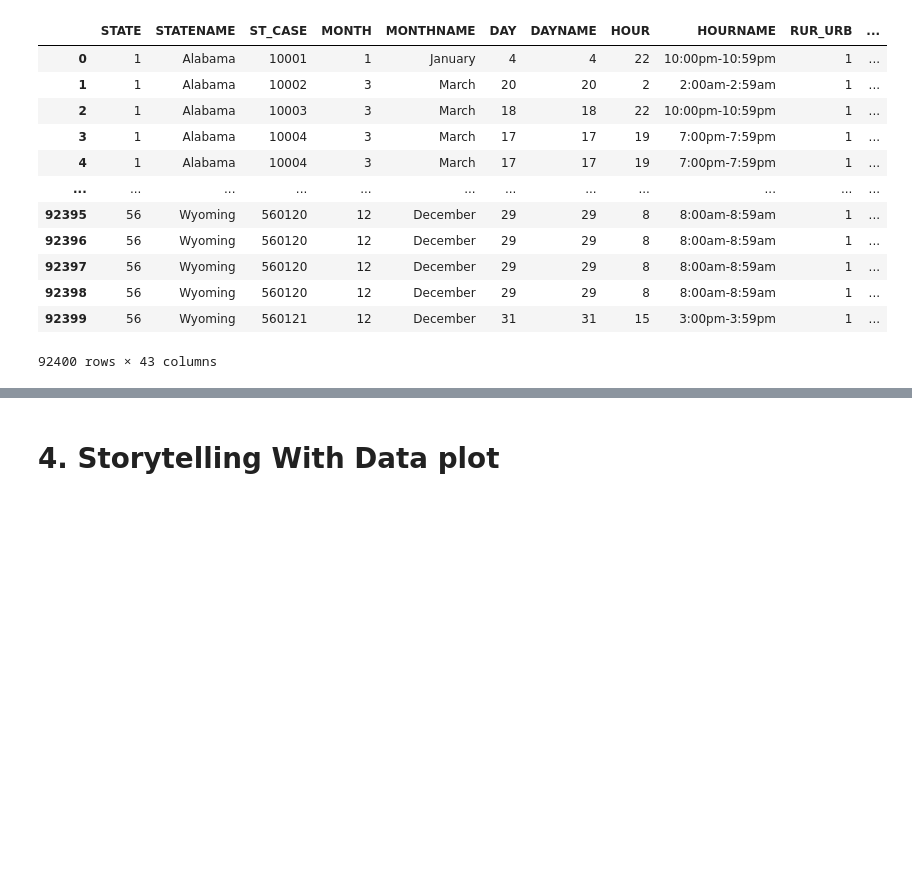
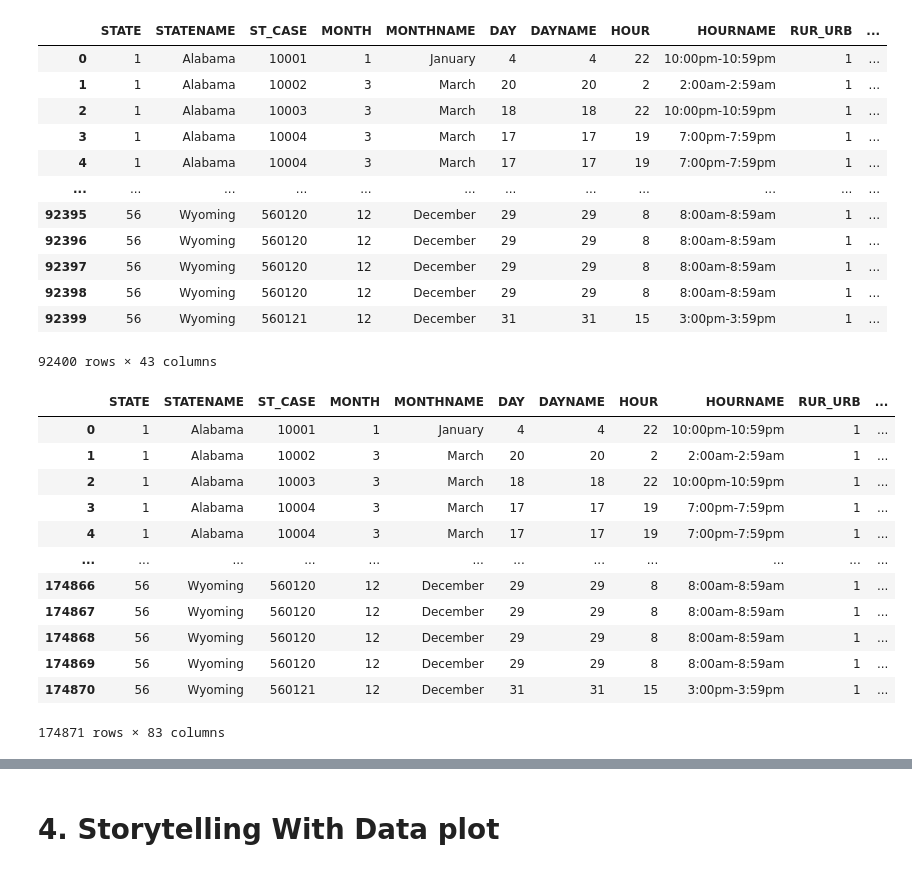
Before and after one commit to manningdbu/OMDS-ModB2-Week-11---Manning-Diana-, a Jupyter notebook: Week11 (1).ipynb, the cells around one changed output, grey strips where cells are left out. Drawn from its saved outputs; the diff is of its cells as text; code cells hidden in the pictures; blank space fills up the shorter version.

```diff
--- a/Week11 (1).ipynb
+++ b/Week11 (1).ipynb
@@ -132,3 +132,22 @@ person
 92400 rows × 43 columns
 # %%
 df_merged = pd.merge(person, impair, on='ST_CASE', how='inner')
+# %%
+df_merged2 = pd.merge(df_merged, accident, on='ST_CASE', how='inner')
+df_merged2 =df_merged2.loc[:, ~df_merged2.columns.str.endswith('_y')]
+df_merged2.columns = df_merged2.columns.str.replace('_x', '', regex=False)
+df_merged2
+# %% [output]
+|  | STATE | STATENAME | ST_CASE | MONTH | MONTHNAME | DAY | DAYNAME | HOUR | HOURNAME | RUR_URB | ... |
+| 0 | 1 | Alabama | 10001 | 1 | January | 4 | 4 | 22 | 10:00pm-10:59pm | 1 | ... |
+| 1 | 1 | Alabama | 10002 | 3 | March | 20 | 20 | 2 | 2:00am-2:59am | 1 | ... |
+| 2 | 1 | Alabama | 10003 | 3 | March | 18 | 18 | 22 | 10:00pm-10:59pm | 1 | ... |
+| 3 | 1 | Alabama | 10004 | 3 | March | 17 | 17 | 19 | 7:00pm-7:59pm | 1 | ... |
+| 4 | 1 | Alabama | 10004 | 3 | March | 17 | 17 | 19 | 7:00pm-7:59pm | 1 | ... |
+| ... | ... | ... | ... | ... | ... | ... | ... | ... | ... | ... | ... |
+| 174866 | 56 | Wyoming | 560120 | 12 | December | 29 | 29 | 8 | 8:00am-8:59am | 1 | ... |
+| 174867 | 56 | Wyoming | 560120 | 12 | December | 29 | 29 | 8 | 8:00am-8:59am | 1 | ... |
+| 174868 | 56 | Wyoming | 560120 | 12 | December | 29 | 29 | 8 | 8:00am-8:59am | 1 | ... |
+| 174869 | 56 | Wyoming | 560120 | 12 | December | 29 | 29 | 8 | 8:00am-8:59am | 1 | ... |
+| 174870 | 56 | Wyoming | 560121 | 12 | December | 31 | 31 | 15 | 3:00pm-3:59pm | 1 | ... |
+174871 rows × 83 columns
```
Also changed, not shown: parts of 17 cells of this notebook.
